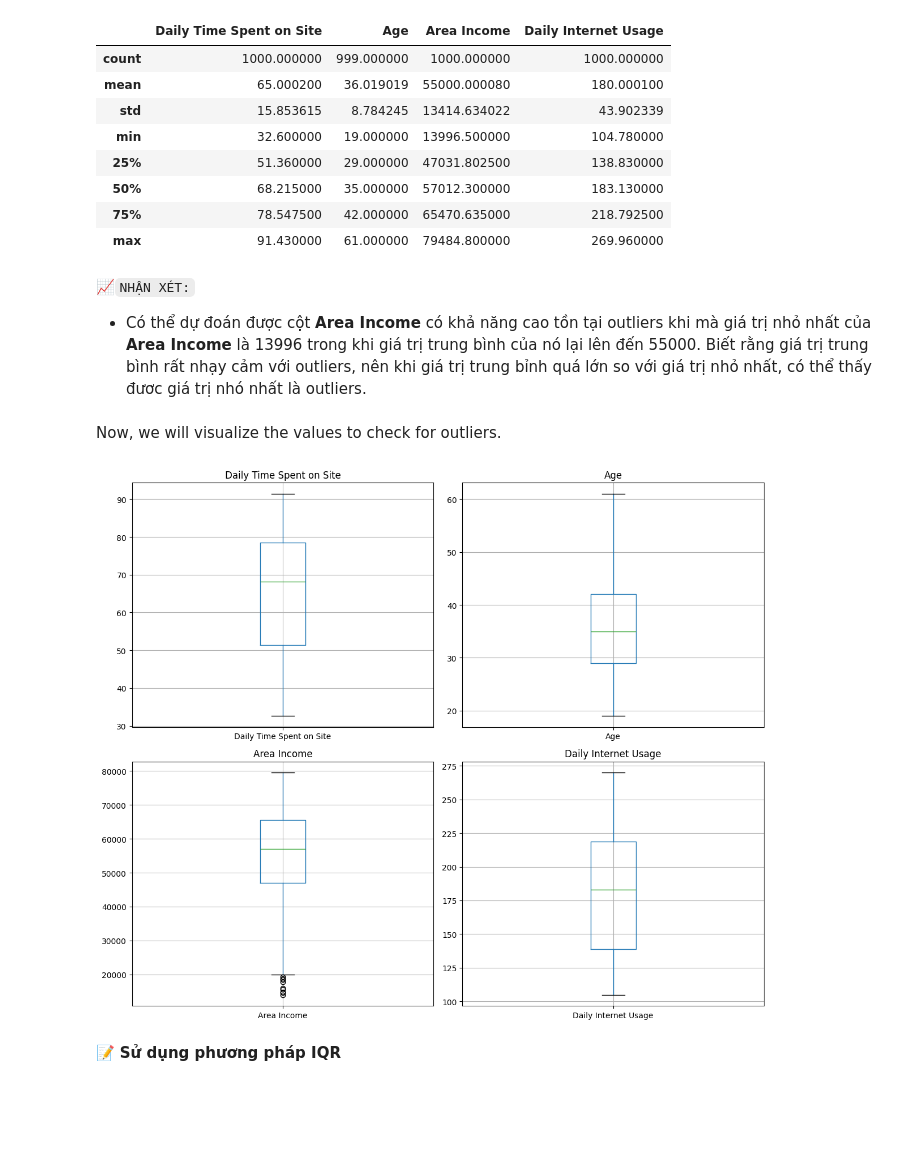
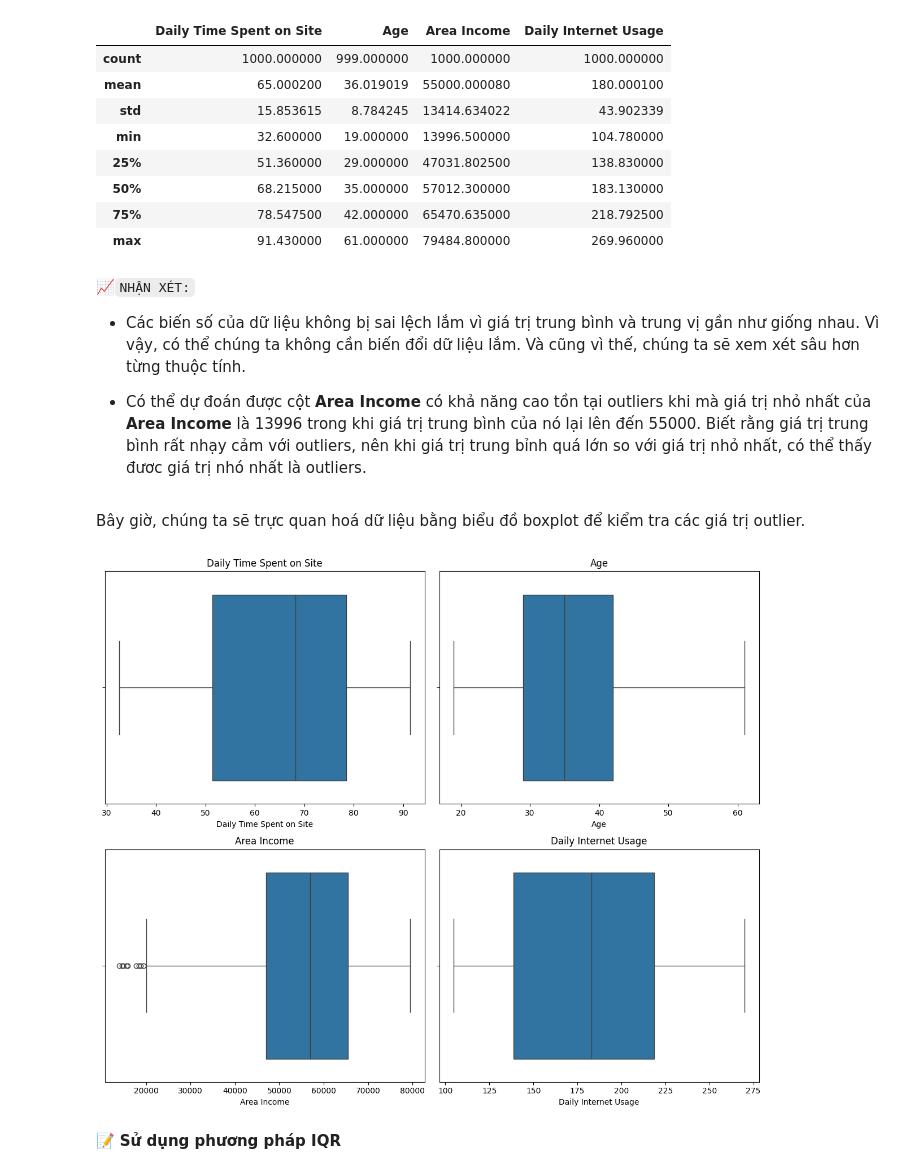
Before and after one commit to Alexieve/Applied-Data-Analytics, a Jupyter notebook: Notebooks/1-Pre-Processing/1_Pre-Processing.ipynb, the cells around one changed output. Saved outputs shown, nothing was run; the diff lists cells and outputs as text; code cells hidden in the pictures; blank space fills up the shorter version.

```diff
--- a/Notebooks/1-Pre-Processing/1_Pre-Processing.ipynb
+++ b/Notebooks/1-Pre-Processing/1_Pre-Processing.ipynb
@@ -214,7 +214,8 @@ Current shape: (1000, 10)
 🚨  Trong phần này, chúng ta sẽ kiểm tra outliers và xác định xem nên giữ, chuyển đổi hay loại bỏ chúng tùy thuộc vào tác động của chúng.
 # %%
 # describe the numerical features
-df.describe()[['Daily Time Spent on Site','Age','Area Income','Daily Internet Usage']]
+num_features = ['Daily Time Spent on Site','Age','Area Income','Daily Internet Usage']
+df.describe()[num_features]
 # %% [output]
 |  | Daily Time Spent on Site | Age | Area Income | Daily Internet Usage |
 | count | 1000.000000 | 999.000000 | 1000.000000 | 1000.000000 |
@@ -227,36 +228,27 @@ df.describe()[['Daily Time Spent on Site','Age','Area Income','Daily Internet Us
 | max | 91.430000 | 61.000000 | 79484.800000 | 269.960000 |
 # %% [markdown]
 📈`NHẬN XÉT:`
+
+- Các biến số của dữ liệu không bị sai lệch lắm vì giá trị trung bình và trung vị gần như giống nhau. Vì vậy, có thể chúng ta không cần biến đổi dữ liệu lắm. Và cũng vì thế, chúng ta sẽ xem xét sâu hơn từng thuộc tính.
+
 - Có thể dự đoán được cột **Area Income** có khả năng cao tồn tại outliers khi mà giá trị nhỏ nhất của **Area Income** là 13996 trong khi giá trị trung bình của nó lại lên đến 55000. Biết rằng giá trị trung bình rất nhạy cảm với outliers, nên khi giá trị trung bỉnh quá lớn so với giá trị nhỏ nhất, có thể thấy đươc giá trị nhó nhất là outliers.
-# %% [markdown]
-Now, we will visualize the values to check for outliers.
-# %%
-# Create a figure with 2 rows and 2 columns for the subplots
-fig, axes = plt.subplots(2, 2, figsize=(12, 10))
-
-# Plot boxplot for 'Daily Time Spent on Site'
-pd.DataFrame(df['Daily Time Spent on Site']).boxplot(ax=axes[0, 0])
-axes[0, 0].set_title("Daily Time Spent on Site")
-
-# Plot boxplot for 'Age'
-pd.DataFrame(df['Age']).boxplot(ax=axes[0, 1])
-axes[0, 1].set_title("Age")
-
-# Plot boxplot for 'Area Income'
-pd.DataFrame(df['Area Income']).boxplot(ax=axes[1, 0])
-axes[1, 0].set_title("Area Income")
-
-# Plot boxplot for 'Daily Internet Usage'
-pd.DataFrame(df['Daily Internet Usage']).boxplot(ax=axes[1, 1])
-axes[1, 1].set_title("Daily Internet Usage")
-
-# Adjust layout for better spacing
-plt.tight_layout()
-
-# Show the plots
-plt.show()
-# %% [output]
-[figure, removed]
+# %% [markdown]
+Bây giờ, chúng ta sẽ trực quan hoá dữ liệu bằng biểu đồ boxplot để kiểm tra các giá trị outlier.
+# %%
+fig, axes = plt.subplots(2, 2, figsize=(12, 10))
+
+# boxplot for each numerical feature
+for i, feature in enumerate(num_features):
+    sns.boxplot(x=df[feature], ax=axes[i//2, i%2])
+    axes[i//2, i%2].set_title(f'{feature}')
+
+# Adjust layout for better spacing
+plt.tight_layout()
+
+# Show the plots
+plt.show()
+# %% [output]
+[figure, added]
 # %% [markdown]
 📝 **Sử dụng phương pháp IQR**
 # %% [markdown]
```
Also changed, not shown: parts of 18 cells of this notebook, 8 other files.
